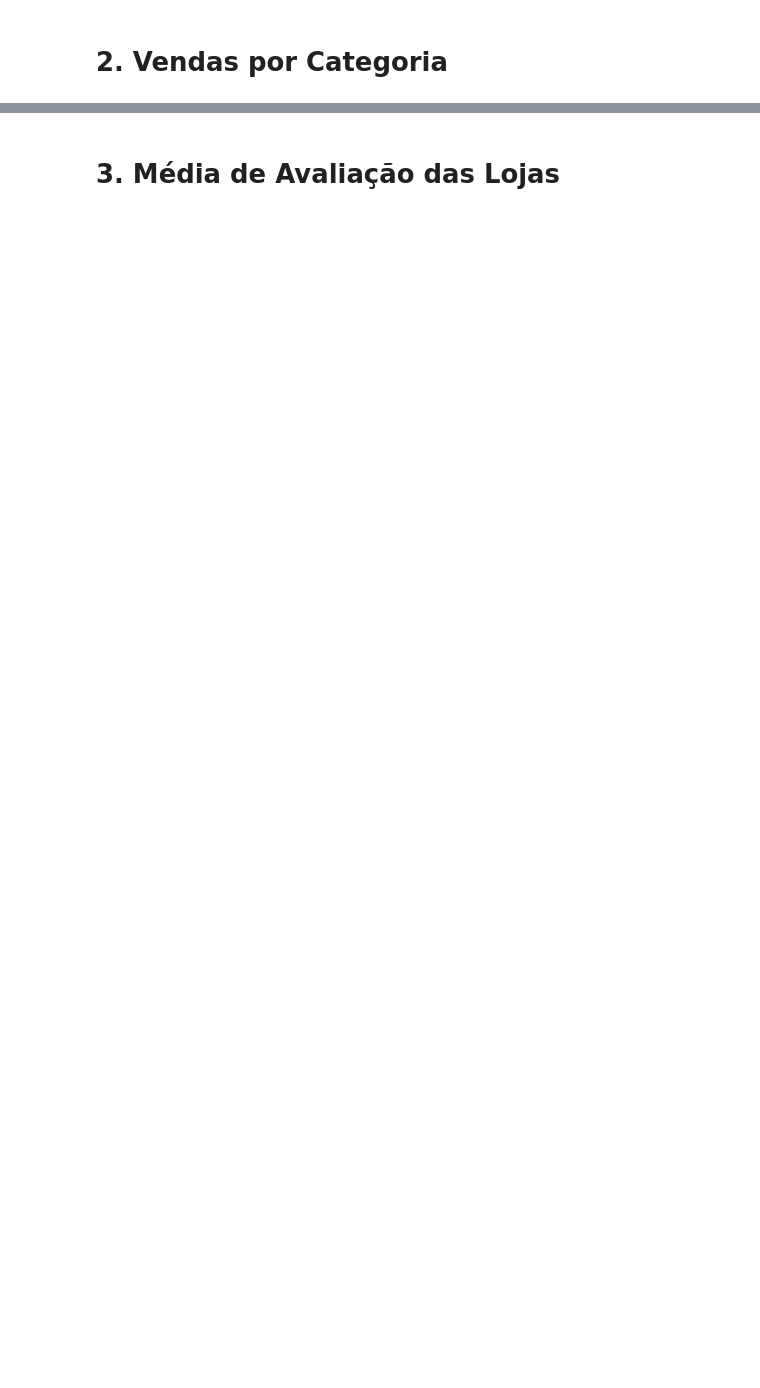
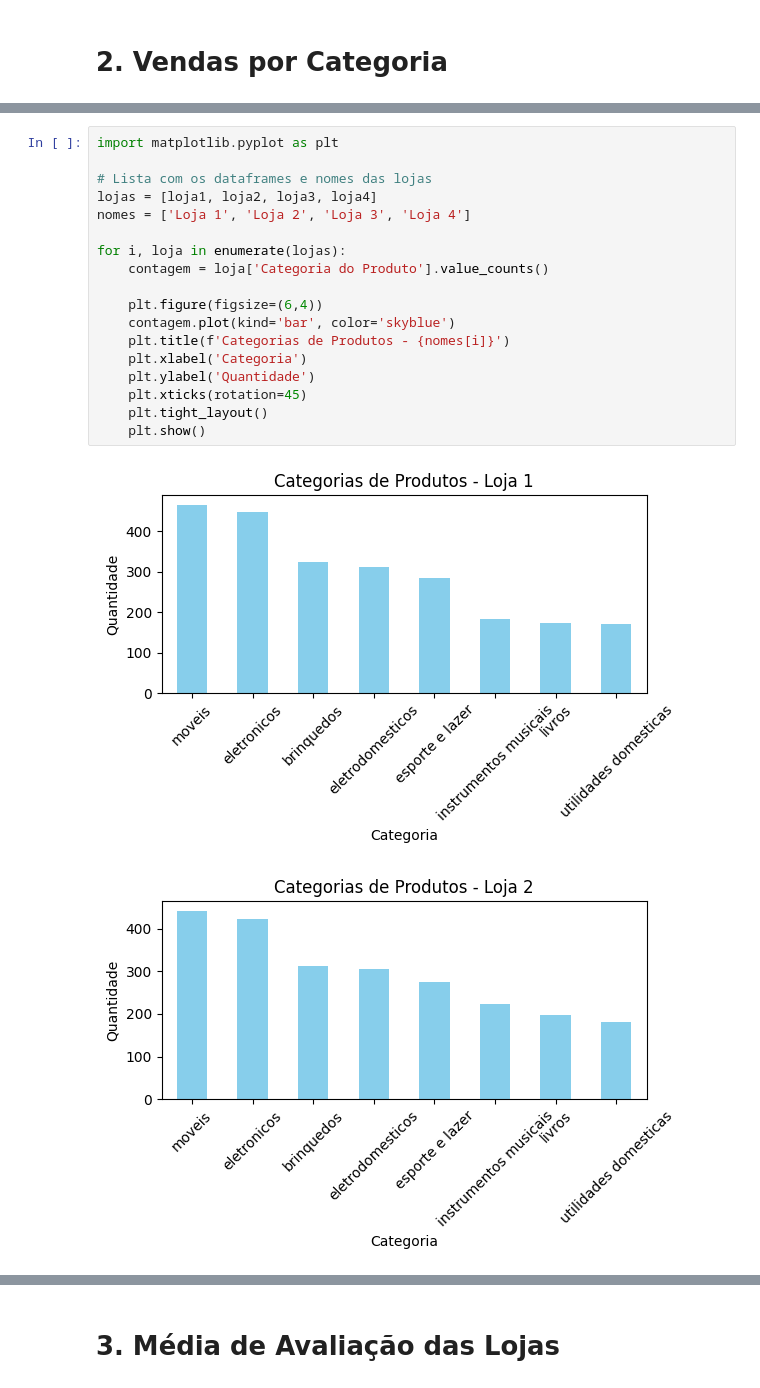
Before and after one commit to tiagoexec/challenge-data-science, a Jupyter notebook: AluraStoreBr.ipynb, the cells around one changed output, grey strips where cells are left out. Cells and saved outputs as stored; diff of their text form; blank space fills up the shorter version.

```diff
--- a/AluraStoreBr.ipynb
+++ b/AluraStoreBr.ipynb
@@ -37,0 +88,21 @@ Faturamento Loja 4: 1384497.58
+# %%
+import matplotlib.pyplot as plt
+
+# Lista com os dataframes e nomes das lojas
+lojas = [loja1, loja2, loja3, loja4]
+nomes = ['Loja 1', 'Loja 2', 'Loja 3', 'Loja 4']
+
+for i, loja in enumerate(lojas):
+    contagem = loja['Categoria do Produto'].value_counts()
+
+    plt.figure(figsize=(6,4))
+    contagem.plot(kind='bar', color='skyblue')
+    plt.title(f'Categorias de Produtos - {nomes[i]}')
+    plt.xlabel('Categoria')
+    plt.ylabel('Quantidade')
+    plt.xticks(rotation=45)
+    plt.tight_layout()
+    plt.show()
+# %% [output]
+[figure, added]
+[figure, added]
```
Also changed, not shown: parts of 11 cells of this notebook.
